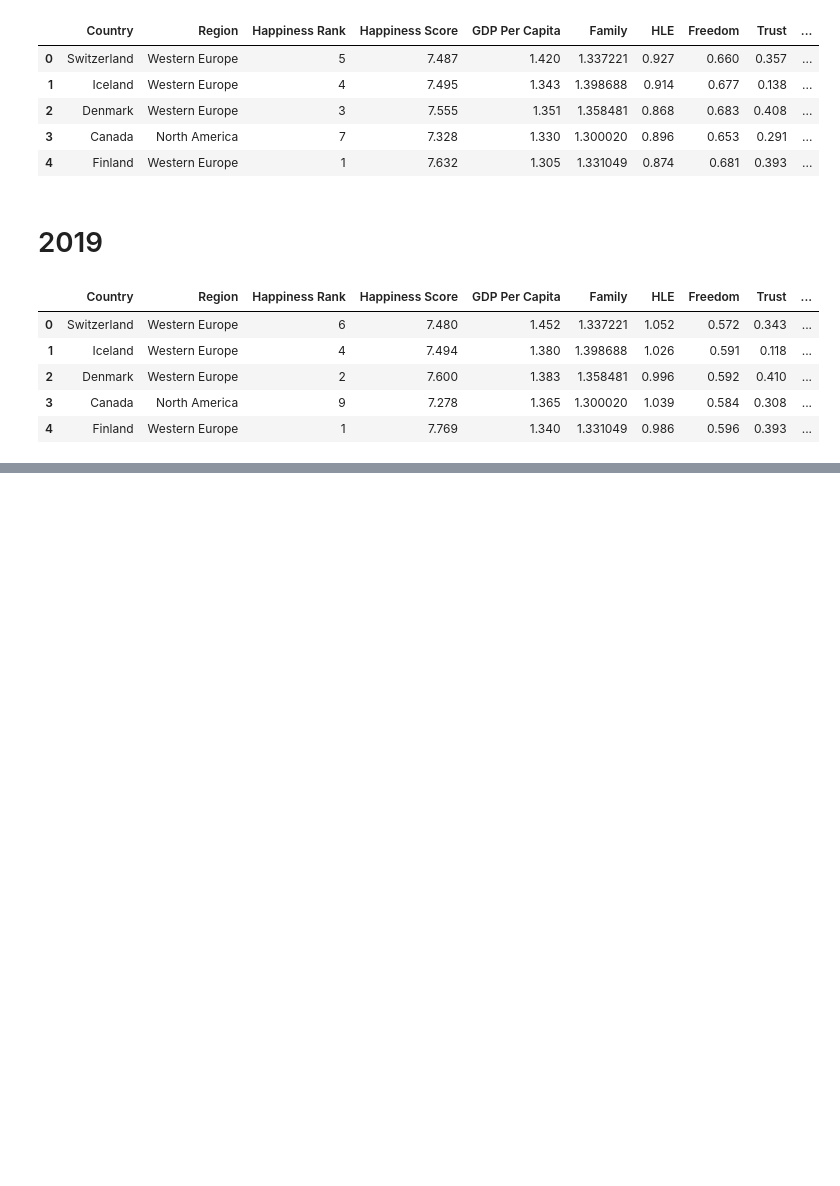
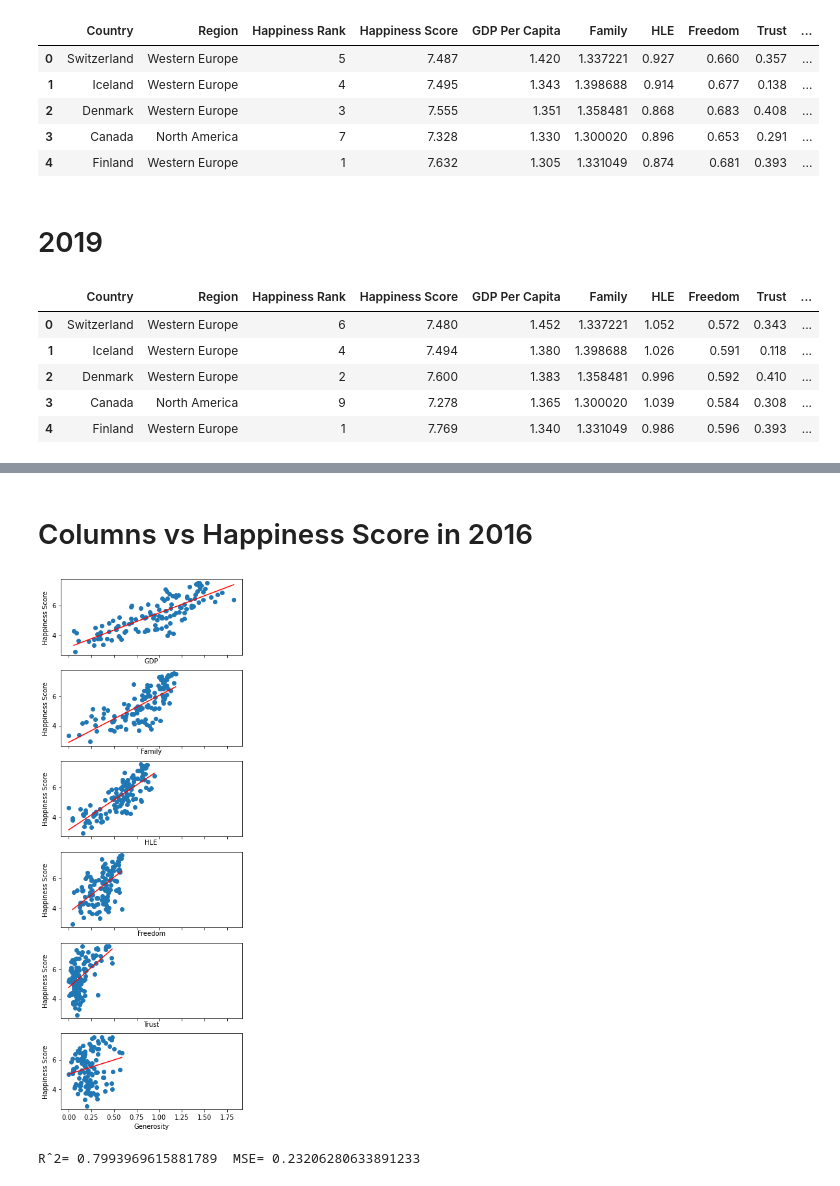
Before and after one commit to jjb4547/NSFProject, a Jupyter notebook: WorldHappiness.ipynb, the cells around one changed output, grey strips where cells are left out. Cells and saved outputs as stored; diff of their text form; code cells hidden in the pictures; blank space fills up the shorter version.

```diff
--- a/WorldHappiness.ipynb
+++ b/WorldHappiness.ipynb
@@ -452,0 +582,52 @@ data2019.head()
+# %%
+m2016_GDP,b2016_GDP,r2016_GDP,p2016_GDP,s2016_GDP = LR(data2016["GDP Per Capita"],data2016["Happiness Score"])
+m2016_Family,b2016_Family,r2016_Family,p2016_Family,s2016_Family = LR(data2016["Family"],data2016["Happiness Score"])
+m2016_HLE,b2016_HLE,r2016_HLE,p2016_HLE,s2016_HLE = LR(data2016["HLE"],data2017["Happiness Score"])
+m2016_Freedom,b2016_Freedom,r2016_Freedom,p2016_Freedom,s2016_Freedom = LR(data2016["Freedom"],data2018["Happiness Score"])
+m2016_Trust,b2016_Trust,r2016_Trust,p2016_Trust,s2016_Trust = LR(data2016["Trust"],data2019["Happiness Score"])
+m2016_Generosity,b2016_Generosity,r2016_Generosity,p2016_Generosity,s2016_Generosity = LR(data2016["Generosity"],data2019["Happiness Score"])
+X2016_GDP = np.array(data2016["GDP Per Capita"])
+X2016_Family = np.array(data2016["Family"])
+X2016_HLE = np.array(data2016["HLE"])
+X2016_Freedom = np.array(data2016["Freedom"])
+X2016_Trust = np.array(data2016["Trust"])
+X2016_Gen = np.array(data2016["Generosity"])
+Y2016 = np.array(data2016["Happiness Score"])
+display(Markdown("# Columns vs Happiness Score in 2016"))
+fig, axs = plt.subplots(6,figsize=(5,15),sharex=True)
+xline2016_GDP=np.linspace(min(X2016_GDP),max(X2016_GDP),100)
+yline2016_GDP=m2016_GDP*xline2016_GDP+b2016_GDP
+axs[0].plot(xline2016_GDP,yline2016_GDP,color="red")
+xline2016_Family=np.linspace(min(X2016_Family),max(X2016_Family),100)
+yline2016_Family=m2016_Family*xline2016_Family+b2016_Family
+axs[1].plot(xline2016_Family,yline2016_Family,color="red")
+xline2016_HLE=np.linspace(min(X2016_HLE),max(X2016_HLE),100)
+yline2016_HLE=m2016_HLE*xline2016_HLE+b2016_HLE
+axs[2].plot(xline2016_HLE,yline2016_HLE,color="red")
+xline2016_Freedom=np.linspace(min(X2016_Freedom),max(X2016_Freedom),100)
+yline2016_Freedom=m2016_Freedom*xline2016_Freedom+b2016_Freedom
+axs[3].plot(xline2016_Freedom,yline2016_Freedom,color="red")
+xline2016_Trust=np.linspace(min(X2016_Trust),max(X2016_Trust),100)
+yline2016_Trust=m2016_Trust*xline2016_Trust+b2016_Trust
+axs[4].plot(xline2016_Trust,yline2016_Trust,color="red")
+xline2016_Gen=np.linspace(min(X2016_Gen),max(X2016_Gen),100)
+yline2016_Gen=m2016_Generosity*xline2016_Gen+b2016_Generosity
+axs[5].plot(xline2016_Gen,yline2016_Gen,color="red")
+axs[0].scatter(X2016_GDP, Y2016)
+axs[1].scatter(X2016_Family, Y2016)
+axs[2].scatter(X2016_HLE, Y2016)
+axs[3].scatter(X2016_Freedom, Y2016)
+axs[4].scatter(X2016_Trust, Y2016)
+axs[5].scatter(X2016_Gen, Y2016)
+axs[0].set_xlabel('GDP')
+axs[1].set_xlabel('Family')
+axs[2].set_xlabel('HLE')
+axs[3].set_xlabel('Freedom')
+axs[4].set_xlabel('Trust')
+axs[5].set_xlabel('Generosity')
+for ax in axs.flat:
+    ax.set(ylabel='Happiness Score')
+plt.show()
+# %% [output]
+# Columns vs Happiness Score in 2016
+[figure, added]
@@ -452,0 +791,8 @@ data2019.head()
+# %%
+from sklearn.metrics import mean_squared_error, r2_score
+YP=reg.predict(XTEST)
+R2=r2_score(YTEST,YP)
+MSE = mean_squared_error(YTEST,YP)
+print("Rˆ2=",R2," MSE=",MSE)
+# %% [output]
+Rˆ2= 0.7993969615881789  MSE= 0.23206280633891233
```
Also changed, not shown: parts of 22 cells of this notebook.
